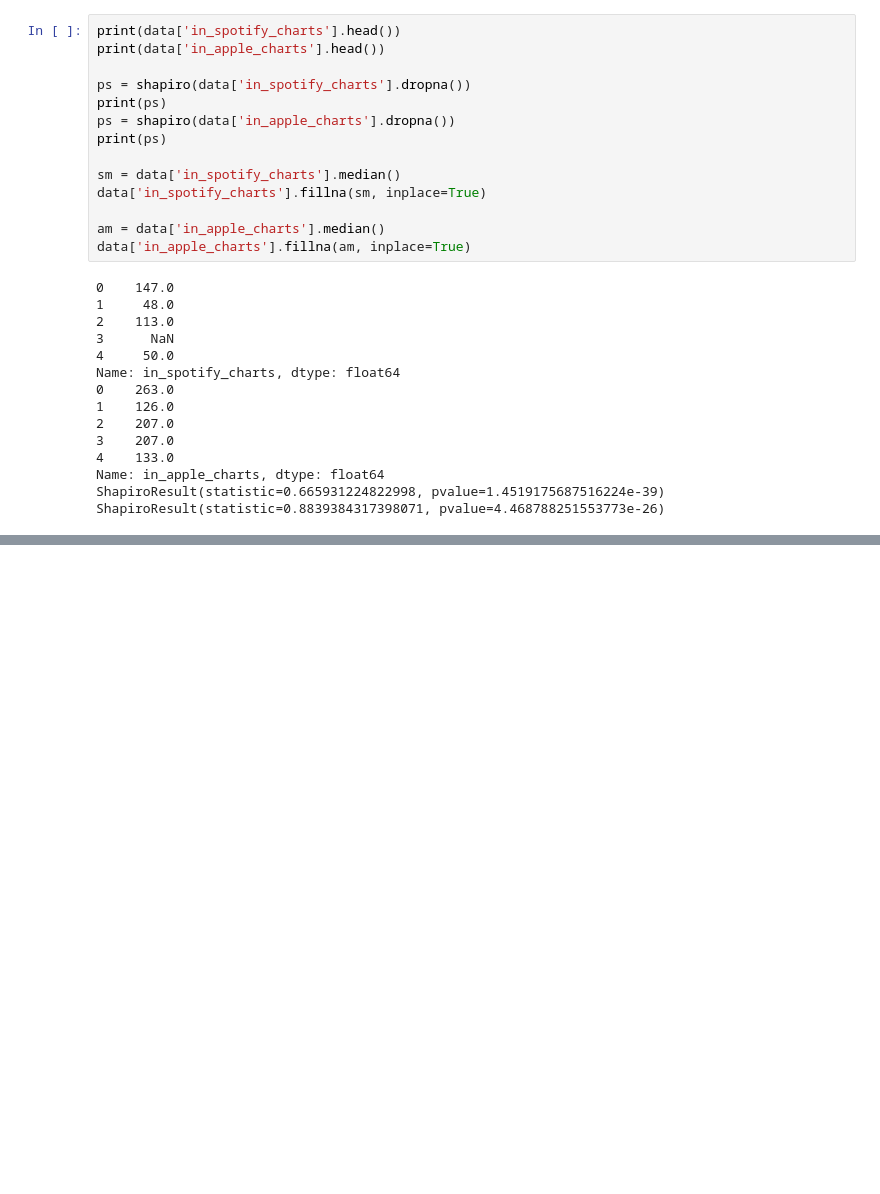
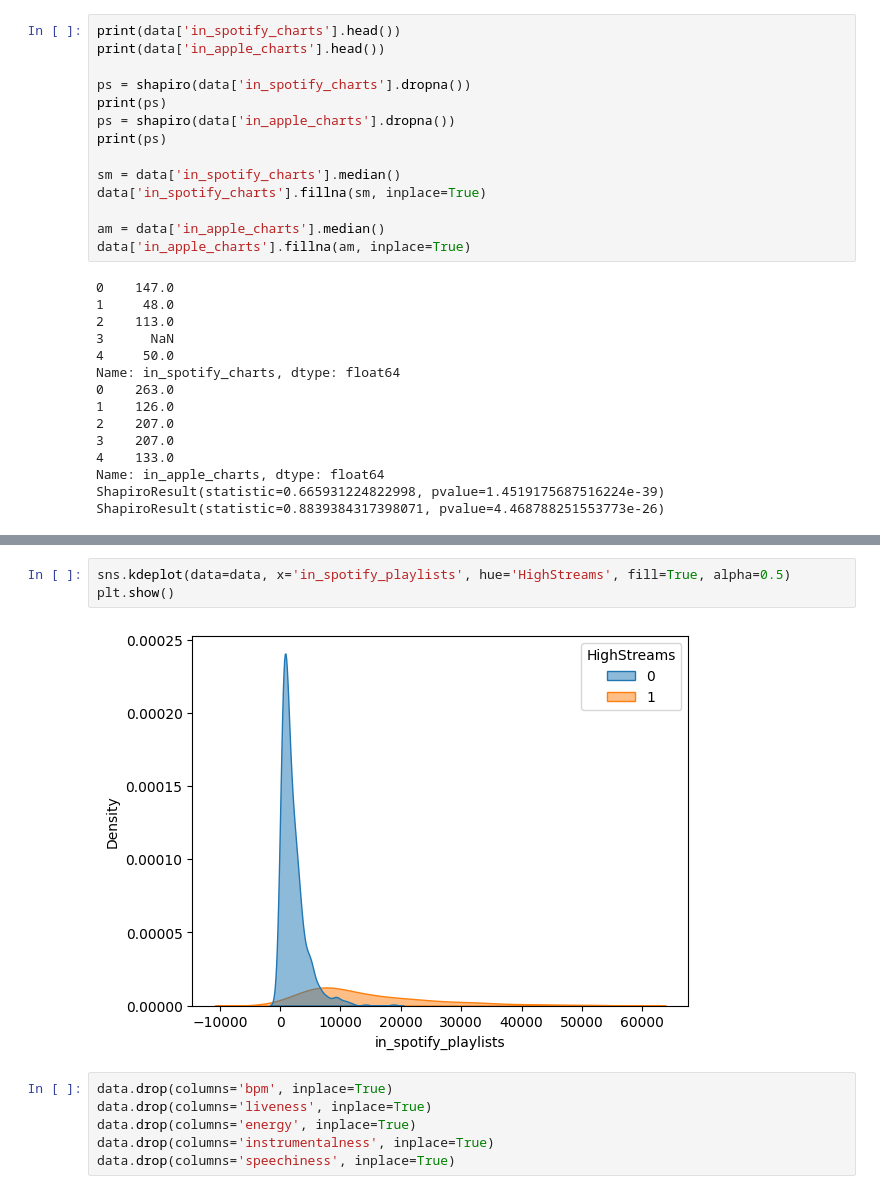
Before and after one commit to filiptrivan/mini-ml-projects, a Jupyter notebook: knn.ipynb, the cells around one changed output, grey strips where cells are left out. Drawn from its saved outputs; the diff is of its cells as text; blank space fills up the shorter version.

```diff
--- a/knn.ipynb
+++ b/knn.ipynb
@@ -66,0 +80,11 @@ ShapiroResult(statistic=0.8839384317398071, pvalue=4.468788251553773e-26)
+# %%
+sns.kdeplot(data=data, x='in_spotify_playlists', hue='HighStreams', fill=True, alpha=0.5)
+plt.show()
+# %% [output]
+[figure, added]
+# %%
+data.drop(columns='bpm', inplace=True)
+data.drop(columns='liveness', inplace=True)
+data.drop(columns='energy', inplace=True)
+data.drop(columns='instrumentalness', inplace=True)
+data.drop(columns='speechiness', inplace=True)
```
Also changed, not shown: parts of 7 cells of this notebook.
